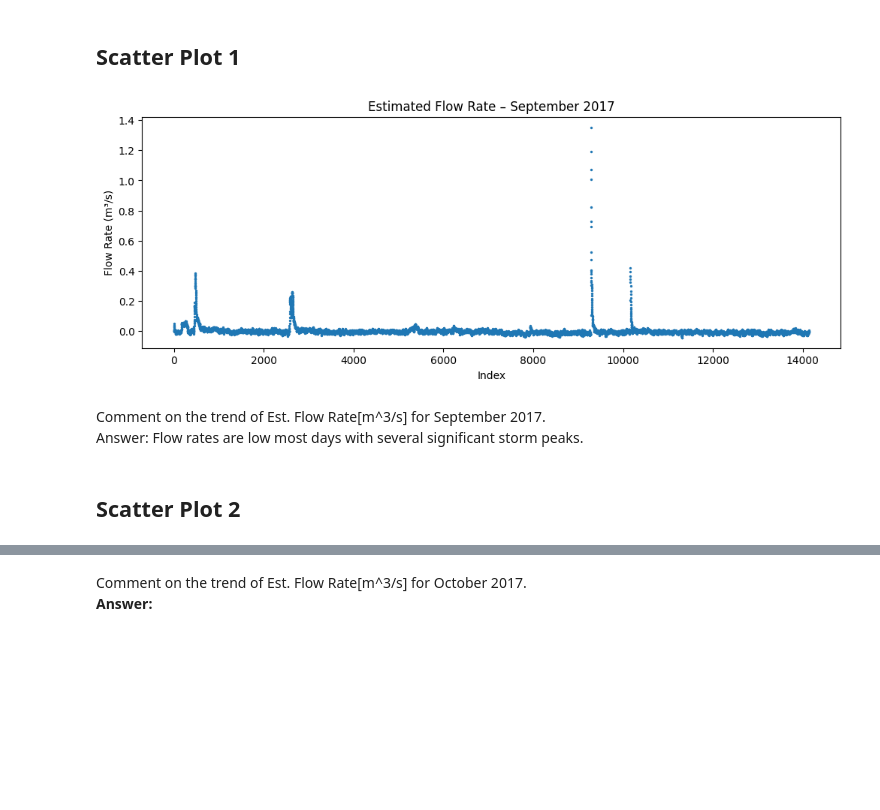
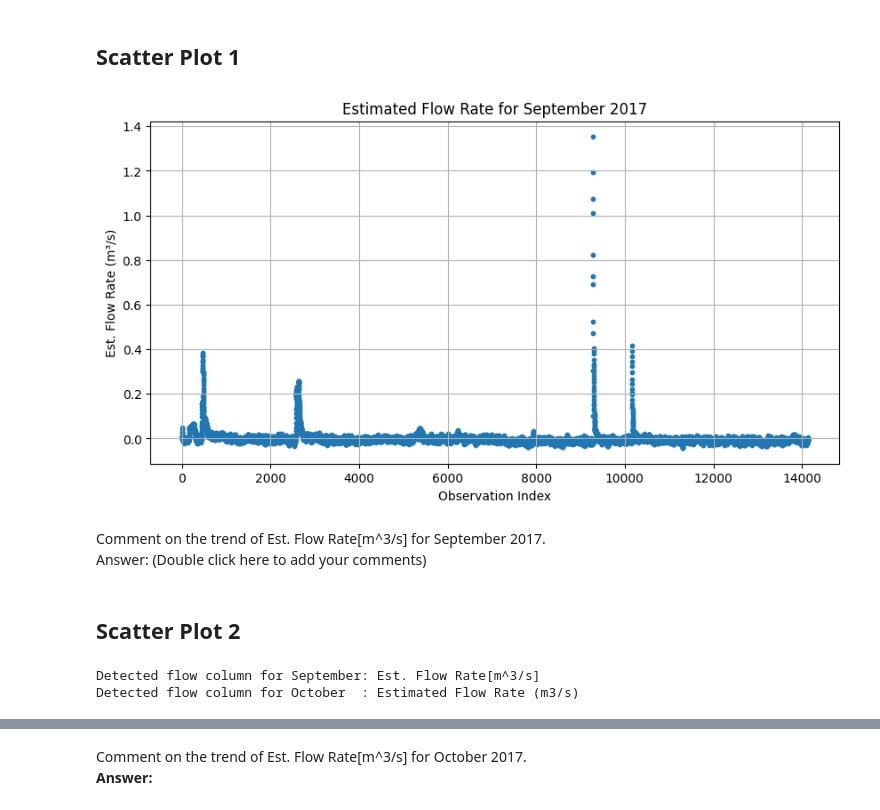
Before and after one commit to ncat-morrow/isen-project-1-statistic-soliders, a Jupyter notebook: ISEN_370_Module_2_Project.ipynb, the cells around one changed output, grey strips where cells are left out. Drawn from its saved outputs; the diff is of its cells as text; code cells hidden in the pictures; blank space fills up the shorter version.

```diff
--- a/ISEN_370_Module_2_Project.ipynb
+++ b/ISEN_370_Module_2_Project.ipynb
@@ -77,0 +30,7 @@ memory usage: 332.0+ KB
+# %%
+df_sep = pd.read_csv(data_url3)
+df_oct = pd.read_csv(data_url4)
+
+
+print("First 10 rows of September 2017 data:")
+df_sep.head(10)
@@ -81,18 +69,41 @@ Generate **two** scatter plots: one for the estimated flow rate data in Septembe
 # %% [markdown]
 ## Scatter Plot 1
 # %%
-plt.figure(figsize=(12, 4))
-plt.scatter(df3.index, df3['Est. Flow Rate[m^3/s]'], s=2)
-plt.title('Estimated Flow Rate – September 2017')
-plt.xlabel('Index')
-plt.ylabel('Flow Rate (m³/s)')
+plt.figure(figsize=(10,5))
+plt.scatter(df_sep.index, df_sep['Est. Flow Rate[m^3/s]'], s=10)
+
+plt.title("Estimated Flow Rate for September 2017")
+plt.xlabel("Observation Index")
+plt.ylabel("Est. Flow Rate (m³/s)")
+
+plt.grid(True)
 plt.show()
 # %% [output]
-[figure, old version]
+[figure, new version]
 # %% [markdown]
 Comment on the trend of Est. Flow Rate[m^3/s] for September 2017.
 <br>
-Answer: Flow rates are low most days with several significant storm peaks.
+Answer: (Double click here to add your comments)
 <BR>
 # %% [markdown]
 ## Scatter Plot 2
+# %%
+# Clean column names
+df_sep.columns = df_sep.columns.str.strip()
+df_oct.columns = df_oct.columns.str.strip()
+
+# Automatically find the flow column (search for "flow" in column name)
+def find_flow_column(df):
+    for col in df.columns:
+        if 'flow' in col.lower():
+            return col
+    raise ValueError("No flow column found!")
+
+flow_col_sep = find_flow_column(df_sep)
+flow_col_oct = find_flow_column(df_oct)
+
+print("Detected flow column for September:", flow_col_sep)
+print("Detected flow column for October  :", flow_col_oct)
+# %% [output]
+Detected flow column for September: Est. Flow Rate[m^3/s]
+Detected flow column for October  : Estimated Flow Rate (m3/s)
```
Also changed, not shown: parts of 32 cells of this notebook.
